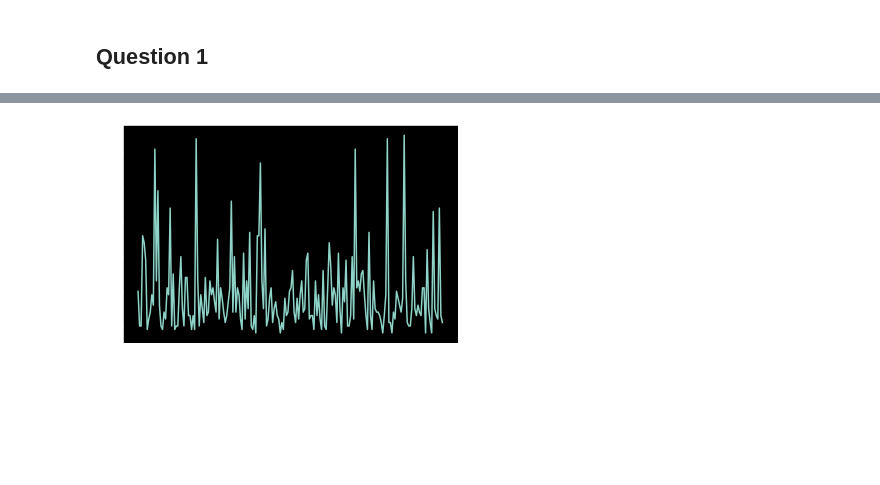
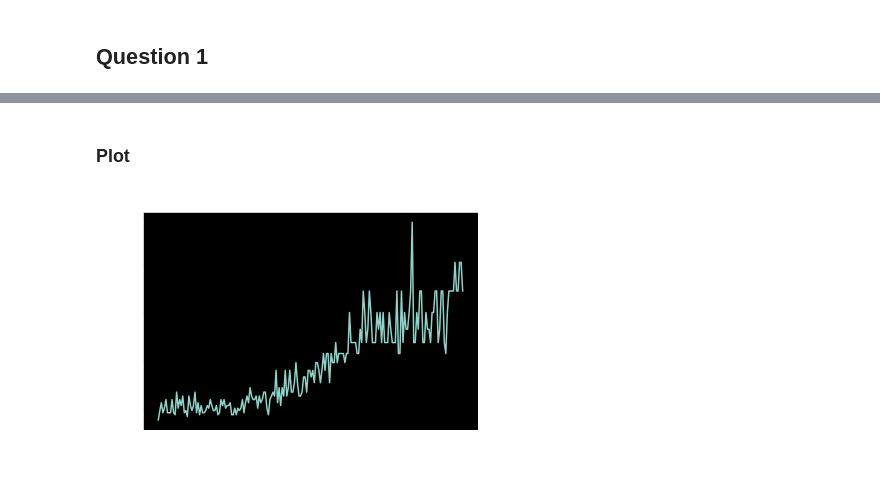
Before and after one commit to InspireX96/ECE-276C, a Jupyter notebook: ECE276C_HW3/p1.ipynb, the cells around one changed output, grey strips where cells are left out. Drawn from its saved outputs; the diff is of its cells as text; code cells hidden in the pictures; blank space fills up the shorter version.

```diff
--- a/ECE276C_HW3/p1.ipynb
+++ b/ECE276C_HW3/p1.ipynb
@@ -26,9 +26,8 @@ class PolicyNetwork(nn.Module):
         self.action_space_n = env.action_space.n
 
         # define layers
-        self.l1 = nn.Linear(self.state_space_n, 64)
-        self.dropout = nn.Dropout(p=0.6)
-        self.l2 = nn.Linear(64, self.action_space_n)
+        self.l1 = nn.Linear(self.state_space_n, 48)
+        self.l2 = nn.Linear(48, self.action_space_n)
 
     def forward(self, x):
         """
@@ -40,7 +39,8 @@ class PolicyNetwork(nn.Module):
         # build neural network
         network = nn.Sequential(
             self.l1,
-            self.dropout,
+            nn.Softmax(dim=-1),
             self.l2,
             nn.Softmax(dim=-1))
-        return network(torch.FloatTensor(x))
+
+        return network(torch.FloatTensor(x).to(device))
@@ -49,6 +46,0 @@ class PolicyNetwork(nn.Module):
-# %%
-env = gym.make('CartPole-v1')
-state = env.reset()
-policy_network = PolicyNetwork(env)
-policy_network.forward(state)   # TODO: test
-policy_network.parameters()
@@ -76,0 +65,7 @@ choose_action(policy_network, state)    # TODO: test
+# %%
+# setup device
+device = torch.device("cuda" if torch.cuda.is_available() else "cpu")
+print('Using device :', device)
+
+if device.type == 'cuda':
+    print(torch.cuda.get_device_name(0))
@@ -147,3 +157,11 @@ def reinforce(env, policy_network, batch_size=500, num_episodes=200, lr=0.01, ga
 # %%
-step_over_episode = reinforce(env, policy_network, batch_size=500, num_episodes=200, gamma=0.99)
+# setup environment
+env = gym.make('CartPole-v1')
+state = env.reset()
+
+# setup network
+policy_network = PolicyNetwork(env).to(device)
+
+# train
+average_reward_list = reinforce(env, policy_network, batch_size=500, num_episodes=200, lr=0.01, gamma=0.99)
 # %% [output]
@@ -167,7 +185,12 @@ Episode 199 loss: -294.85687255859375, steps: 11, average reward: 1.0
+# %% [markdown]
+### Plot
 # %%
 %matplotlib inline
 plt.figure()
-plt.plot(step_over_episode)
+plt.plot(average_reward_list)
+plt.xlabel('episode')
+plt.ylabel('average reward')
+plt.title('Question 1.1 Average Rewards at Each Iteration')
 plt.show()
 # %% [output]
-[figure, old version]
+[figure, new version]
```
Also changed, not shown: parts of 8 cells of this notebook.
